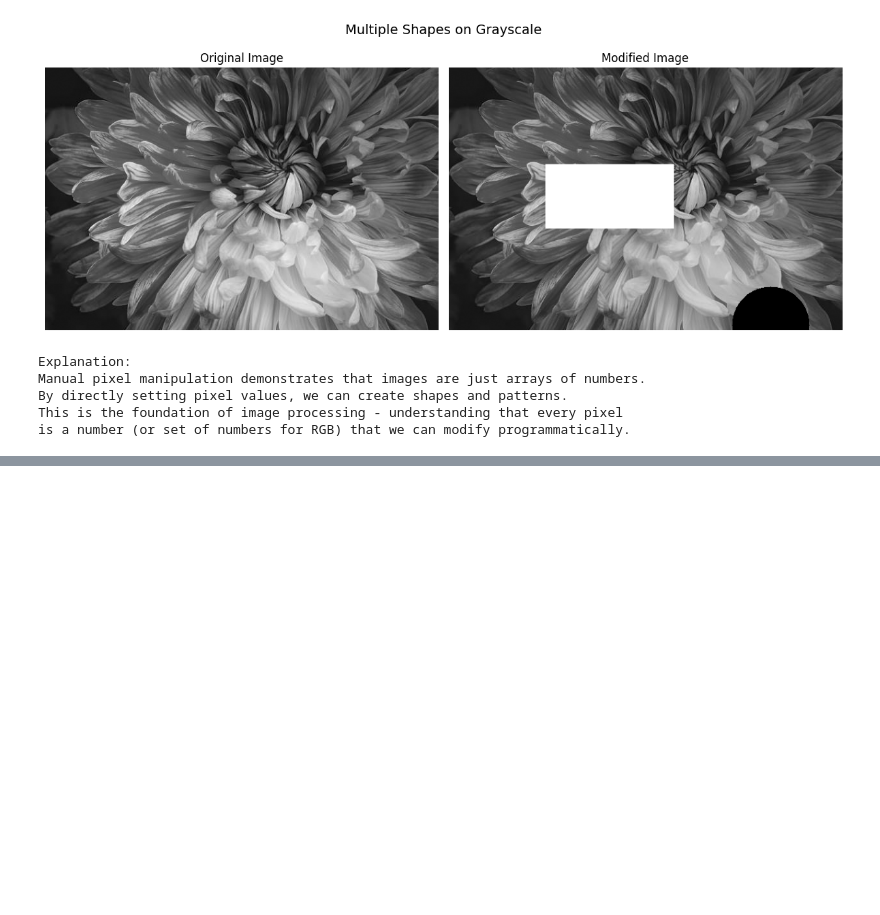
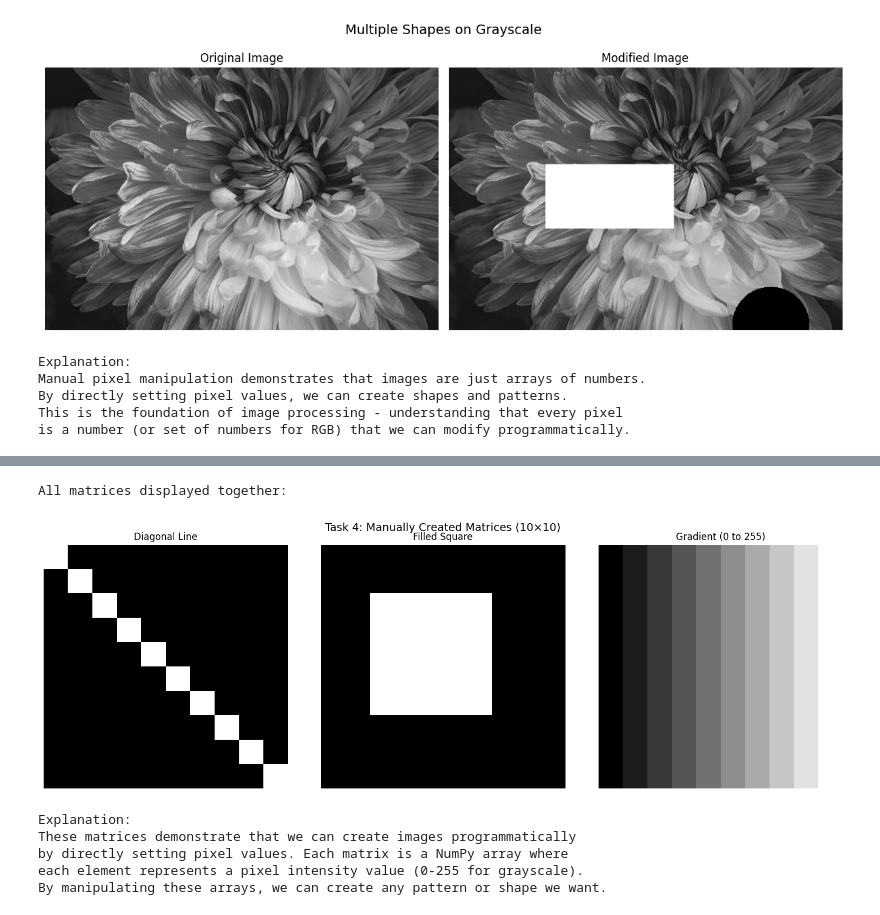
Before and after one commit to YonatanReisinger/Computer-Vision, a Jupyter notebook: assignment1/question1.ipynb, the cells around one changed output, grey strips where cells are left out. Drawn from its saved outputs; the diff is of its cells as text; code cells hidden in the pictures; blank space fills up the shorter version.

```diff
--- a/assignment1/question1.ipynb
+++ b/assignment1/question1.ipynb
@@ -414,0 +493,6 @@ is a number (or set of numbers for RGB) that we can modify programmatically.
+# %%
+# Create the three matrices
+print("\nCreating 10×10 matrices with different patterns...")
+diagonal_matrix = create_diagonal_matrix(size=10)
+filled_square_matrix = create_filled_square_matrix(size=10, square_size=5)
+gradient_matrix = create_gradient_matrix(size=10)
@@ -414,0 +553,22 @@ is a number (or set of numbers for RGB) that we can modify programmatically.
+# %%
+# Display all matrices together
+print("\nAll matrices displayed together:")
+display_all_matrices(diagonal_matrix, filled_square_matrix, gradient_matrix)
+# %% [output]
+All matrices displayed together:
+[figure, added]
+# %%
+explanation = """
+Explanation:
+These matrices demonstrate that we can create images programmatically
+by directly setting pixel values. Each matrix is a NumPy array where
+each element represents a pixel intensity value (0-255 for grayscale).
+By manipulating these arrays, we can create any pattern or shape we want.
+"""
+print(explanation)
+# %% [output]
+Explanation:
+These matrices demonstrate that we can create images programmatically
+by directly setting pixel values. Each matrix is a NumPy array where
+each element represents a pixel intensity value (0-255 for grayscale).
+By manipulating these arrays, we can create any pattern or shape we want.
```
Also changed, not shown: parts of 6 cells of this notebook.
